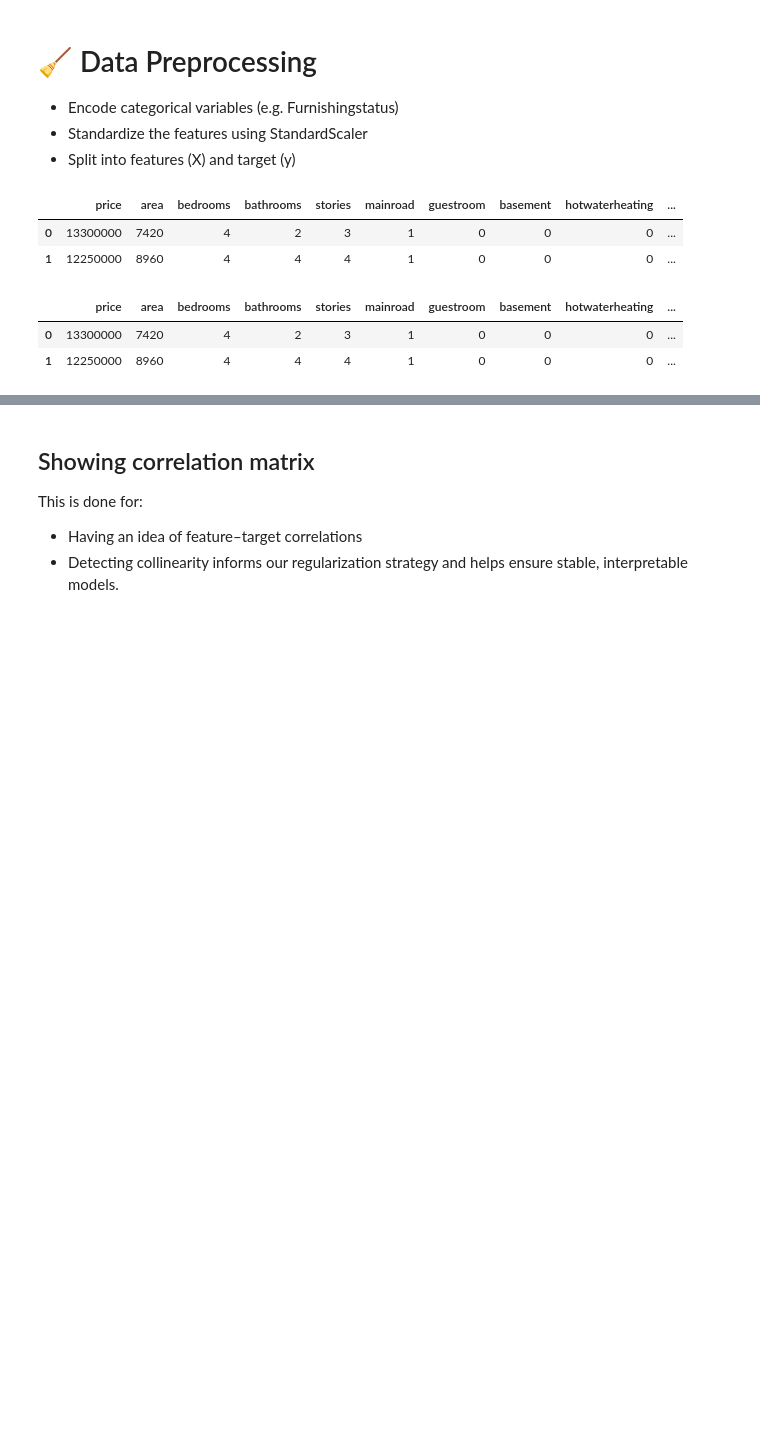
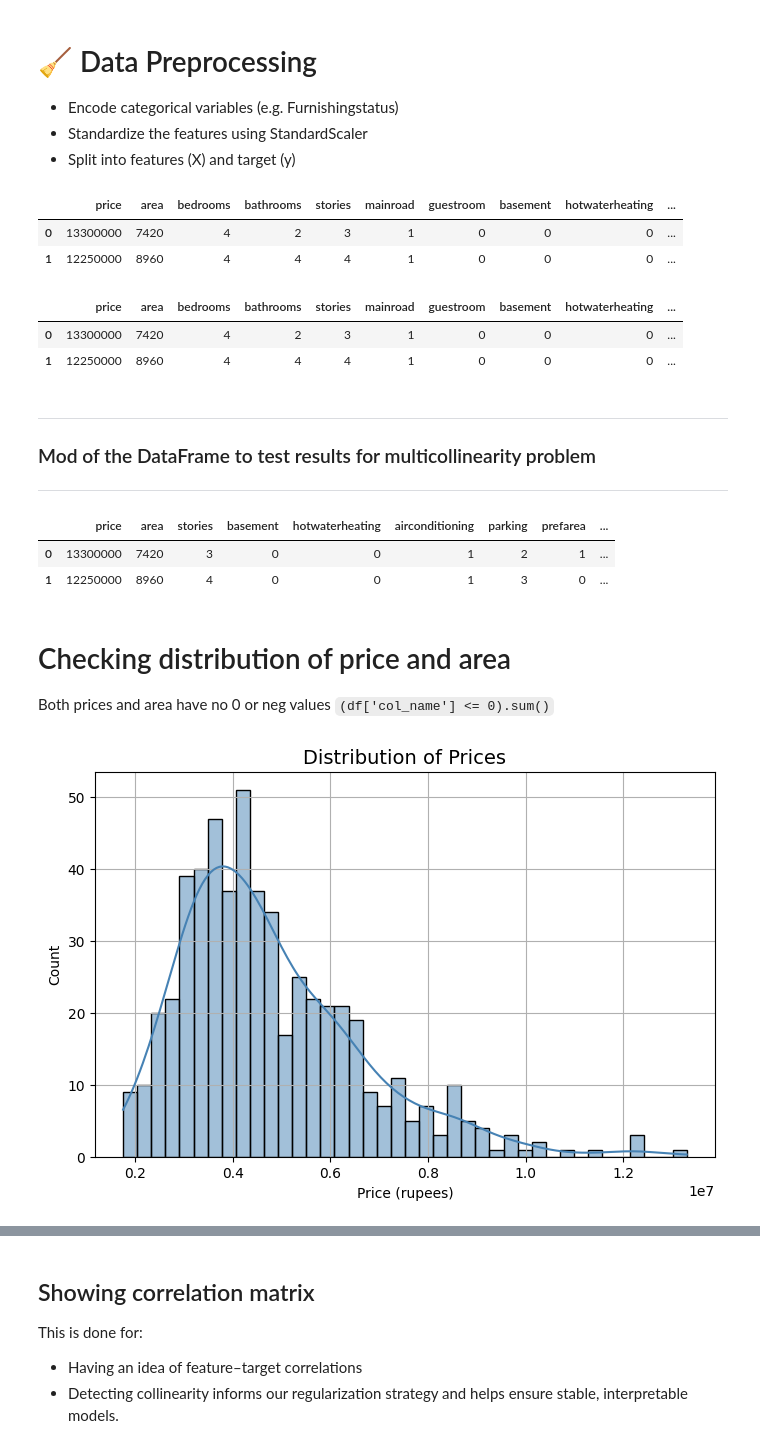
Before and after one commit to silentfortin/ai-portfolio, a Jupyter notebook: 03-ml-housing-prediction/RealEstateAI_PricePrediction.ipynb, the cells around one changed output, grey strips where cells are left out. Drawn from its saved outputs; the diff is of its cells as text; code cells hidden in the pictures; blank space fills up the shorter version.

```diff
--- a/03-ml-housing-prediction/RealEstateAI_PricePrediction.ipynb
+++ b/03-ml-housing-prediction/RealEstateAI_PricePrediction.ipynb
@@ -178,3 +346,34 @@ df.head(2)
 |  | price | area | bedrooms | bathrooms | stories | mainroad | guestroom | basement | hotwaterheating | ... |
 | 0 | 13300000 | 7420 | 4 | 2 | 3 | 1 | 0 | 0 | 0 | ... |
 | 1 | 12250000 | 8960 | 4 | 4 | 4 | 1 | 0 | 0 | 0 | ... |
+# %% [markdown]
+
+
+---
+
+
+### Mod of the DataFrame to test results for multicollinearity problem
+
+
+---
+# %%
+mod_df = df.drop(columns=["bedrooms", "bathrooms", "guestroom", "mainroad"])
+mod_df.head(2)
+# %% [output]
+|  | price | area | stories | basement | hotwaterheating | airconditioning | parking | prefarea | ... |
+| 0 | 13300000 | 7420 | 3 | 0 | 0 | 1 | 2 | 1 | ... |
+| 1 | 12250000 | 8960 | 4 | 0 | 0 | 1 | 3 | 0 | ... |
+# %% [markdown]
+# Checking distribution of price and area
+
+Both prices and area have no 0 or neg values `(df['col_name'] <= 0).sum()`
+# %%
+plt.figure(figsize=(8,5))
+sns.histplot(df['price'], bins=40, kde=True, color='steelblue')
+plt.title('Distribution of Prices', fontsize=14)
+plt.xlabel('Price (rupees)')
+plt.ylabel('Count')
+plt.grid(True)
+plt.show()
+# %% [output]
+[figure, added]
```
Also changed, not shown: parts of 47 cells of this notebook.
